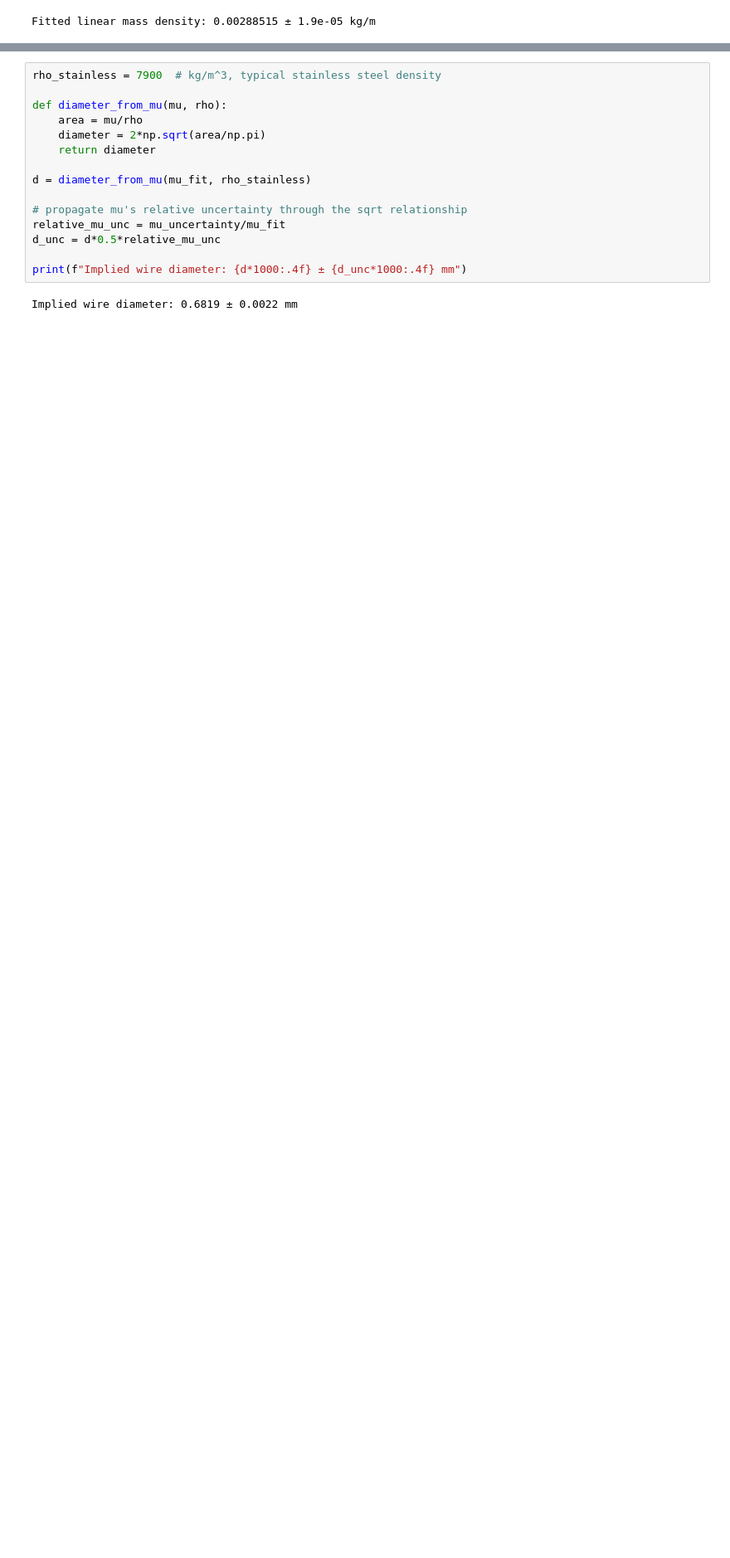
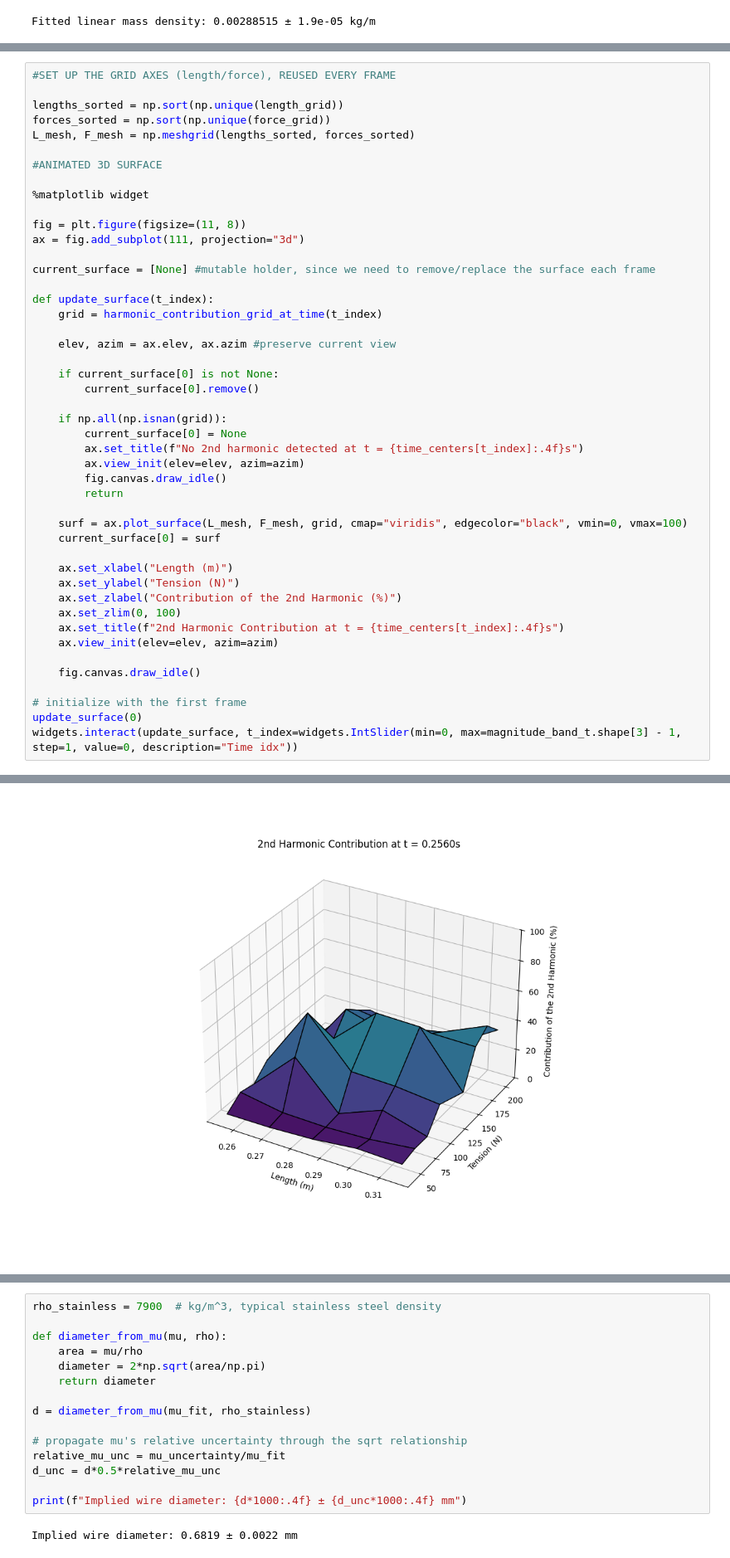
Before and after one commit to Spaantje5/Vibrating-String-Experiment, a Jupyter notebook: Frequentie analyse/Labjournal_frequency.ipynb, the cells around one changed output, grey strips where cells are left out. Shown at 83% size. Cells and saved outputs as stored; diff of their text form; blank space fills up the shorter version.

```diff
--- a/Frequentie analyse/Labjournal_frequency.ipynb
+++ b/Frequentie analyse/Labjournal_frequency.ipynb
@@ -488,0 +653,47 @@ plt.show()
+# %%
+#SET UP THE GRID AXES (length/force), REUSED EVERY FRAME
+
+lengths_sorted = np.sort(np.unique(length_grid))
+forces_sorted = np.sort(np.unique(force_grid))
+L_mesh, F_mesh = np.meshgrid(lengths_sorted, forces_sorted)
+
+#ANIMATED 3D SURFACE
+
+%matplotlib widget
+
+fig = plt.figure(figsize=(11, 8))
+ax = fig.add_subplot(111, projection="3d")
+
+current_surface = [None] #mutable holder, since we need to remove/replace the surface each frame
+
+def update_surface(t_index):
+    grid = harmonic_contribution_grid_at_time(t_index)
+
+    elev, azim = ax.elev, ax.azim #preserve current view
+
+    if current_surface[0] is not None:
+        current_surface[0].remove()
+
+    if np.all(np.isnan(grid)):
+        current_surface[0] = None
+        ax.set_title(f"No 2nd harmonic detected at t = {time_centers[t_index]:.4f}s")
+        ax.view_init(elev=elev, azim=azim)
+        fig.canvas.draw_idle()
+        return
+
+    surf = ax.plot_surface(L_mesh, F_mesh, grid, cmap="viridis", edgecolor="black", vmin=0, vmax=100)
+    current_surface[0] = surf
+
+    ax.set_xlabel("Length (m)")
+    ax.set_ylabel("Tension (N)")
+    ax.set_zlabel("Contribution of the 2nd Harmonic (%)")
+    ax.set_zlim(0, 100)
+    ax.set_title(f"2nd Harmonic Contribution at t = {time_centers[t_index]:.4f}s")
+    ax.view_init(elev=elev, azim=azim)
+
+    fig.canvas.draw_idle()
+
+# initialize with the first frame
+update_surface(0)
+widgets.interact(update_surface, t_index=widgets.IntSlider(min=0, max=magnitude_band_t.shape[3] - 1, step=1, value=0, description="Time idx"))
+# %% [output]
@@ -488,0 +702 @@ plt.show()
+[figure, added]
```
Also changed, not shown: parts of 8 cells of this notebook.
